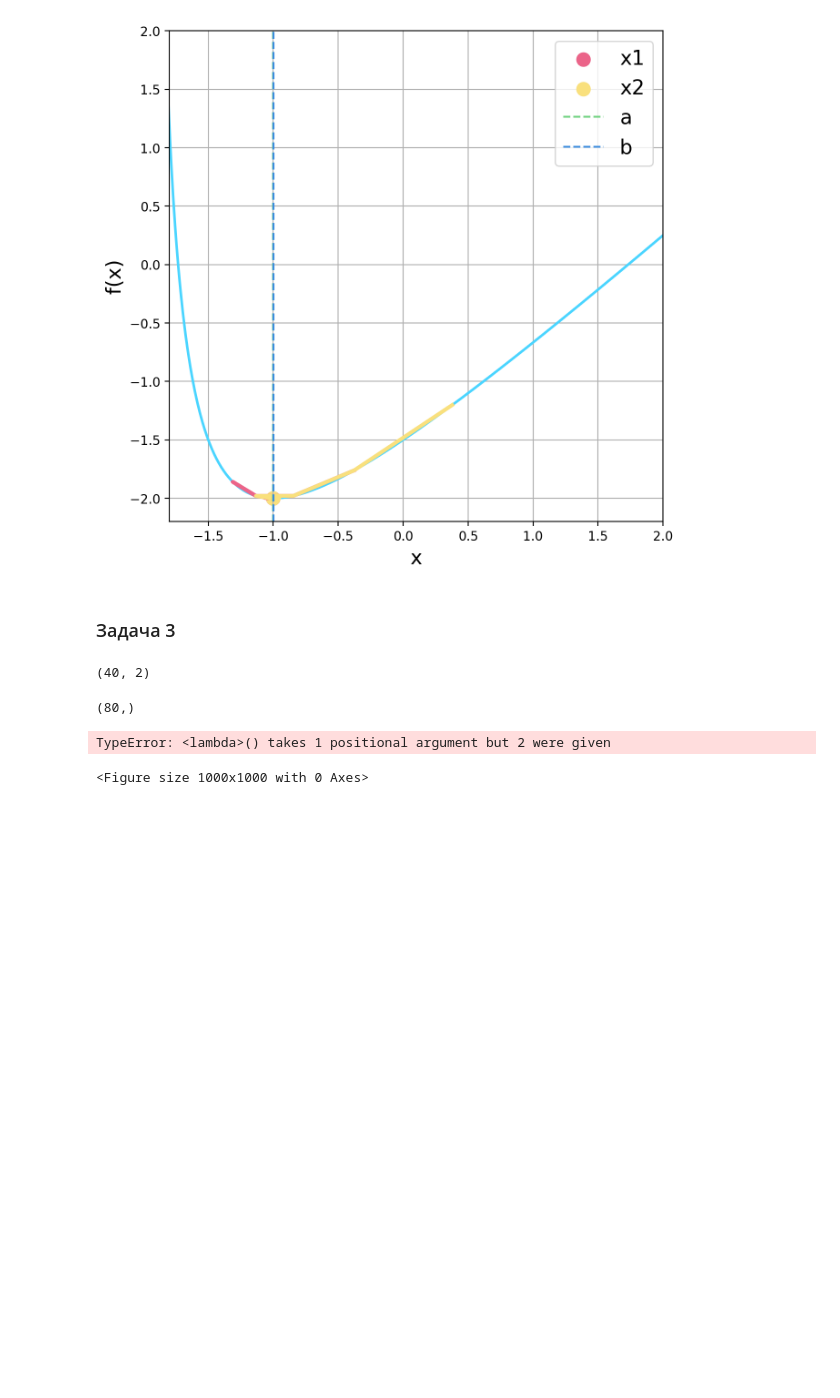
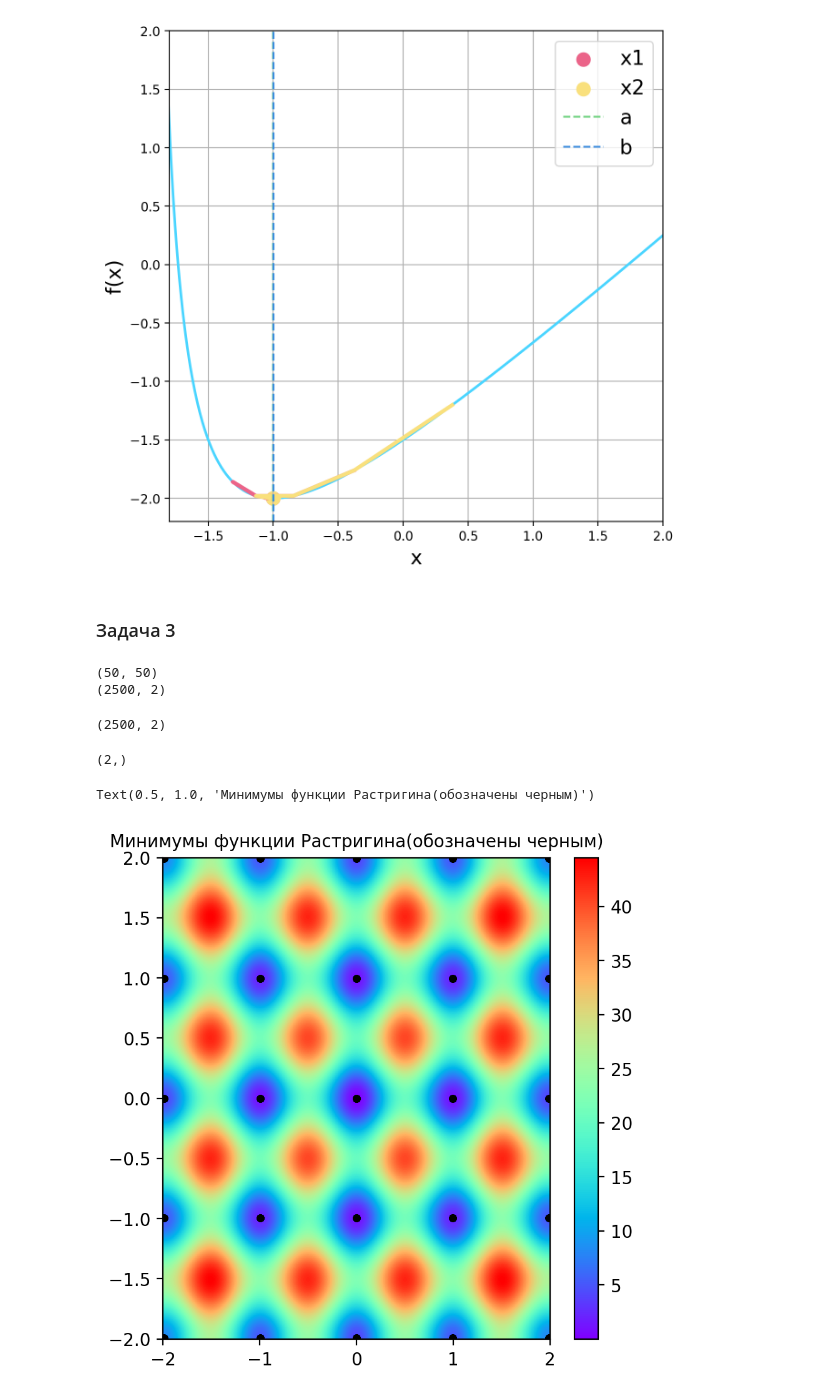
Before and after one commit to ShmakovVladimir/ComputationalMathematics, a Jupyter notebook: hw6/main.ipynb, the cells around one changed output. Drawn from its saved outputs; the diff is of its cells as text; code cells hidden in the pictures; blank space fills up the shorter version.

```diff
--- a/hw6/main.ipynb
+++ b/hw6/main.ipynb
@@ -203,23 +203,39 @@ ani.save("f2_minimization_fibb.mp4", fps = 2, extra_args=['-vcodec', 'libx264'])
 # %% [markdown]
 ### Задача 3
 # %%
-rastrigin_f = lambda x: 20 + np.power(x[0], 2) + np.power(x[1], 2) - 10 * np.cos(np.pi * x[0] * 2) - 10 * np.cos(np.pi * x[1] * 2)
-
+rastrigin_f_min = lambda x: 20 + np.power(x[0], 2) + np.power(x[1], 2) - 10 * np.cos(np.pi * x[0] * 2) - 10 * np.cos(np.pi * x[1] * 2)
+rastrigin_f = lambda x1, x2: 20 + np.power(x1, 2) + np.power(x2, 2) - 10 * np.cos(np.pi * x1 * 2) - 10 * np.cos(np.pi * x2 * 2)
 x1_line = np.linspace(-2, 2, 1000)
 x2_line = np.linspace(-2, 2, 1000)
 X, Y = np.meshgrid(x1_line, x2_line)
+X0, Y0 = np.meshgrid(x1_line[::20], x2_line[::20])
 
-x0 = np.vstack([np.arange(-1, 1, 0.05), np.arange(-1, 1, 0.05)]).T
-print(x0.shape)
-minimums = opt.minimize(rastrigin_f, x0 = x0)
-print(minimums.x.shape)
+grid = np.vstack([X0.flatten(), Y0.flatten()]).T
+minimums = []
+for x0 in grid:
+    minimums_scipy_obj = opt.minimize(rastrigin_f_min, x0 = x0)
+    minimums.append(minimums_scipy_obj.x)
+
+minimums = np.array(minimums)
 # %% [output]
-(40, 2)
+(50, 50)
+(2500, 2)
-(80,)
+# %%
+print(minimums.shape)
+# %% [output]
+(2500, 2)
+# %%
+print(minimums[0,:].shape)
+# %% [output]
+(2,)
 # %%
 plt.figure(figsize = (5, 5), dpi = 200)
-plt.pcolormesh(X, Y, rastrigin_f(X, Y), cmap = 'rainbow')
-plt.colorbar()
+im = plt.pcolormesh(X, Y, rastrigin_f(X, Y), cmap = 'rainbow')
+plt.scatter(minimums[:,0], minimums[:, 1], color = 'black', s = 10)
+plt.colorbar(im)
+plt.xlim(-2, 2)
+plt.ylim(-2, 2)
+plt.title("Минимумы функции Растригина(обозначены черным)", fontsize = 10)
 # %% [output]
-TypeError: <lambda>() takes 1 positional argument but 2 were given
+Text(0.5, 1.0, 'Минимумы функции Растригина(обозначены черным)')
-<Figure size 1000x1000 with 0 Axes>
+[figure, added]
```
